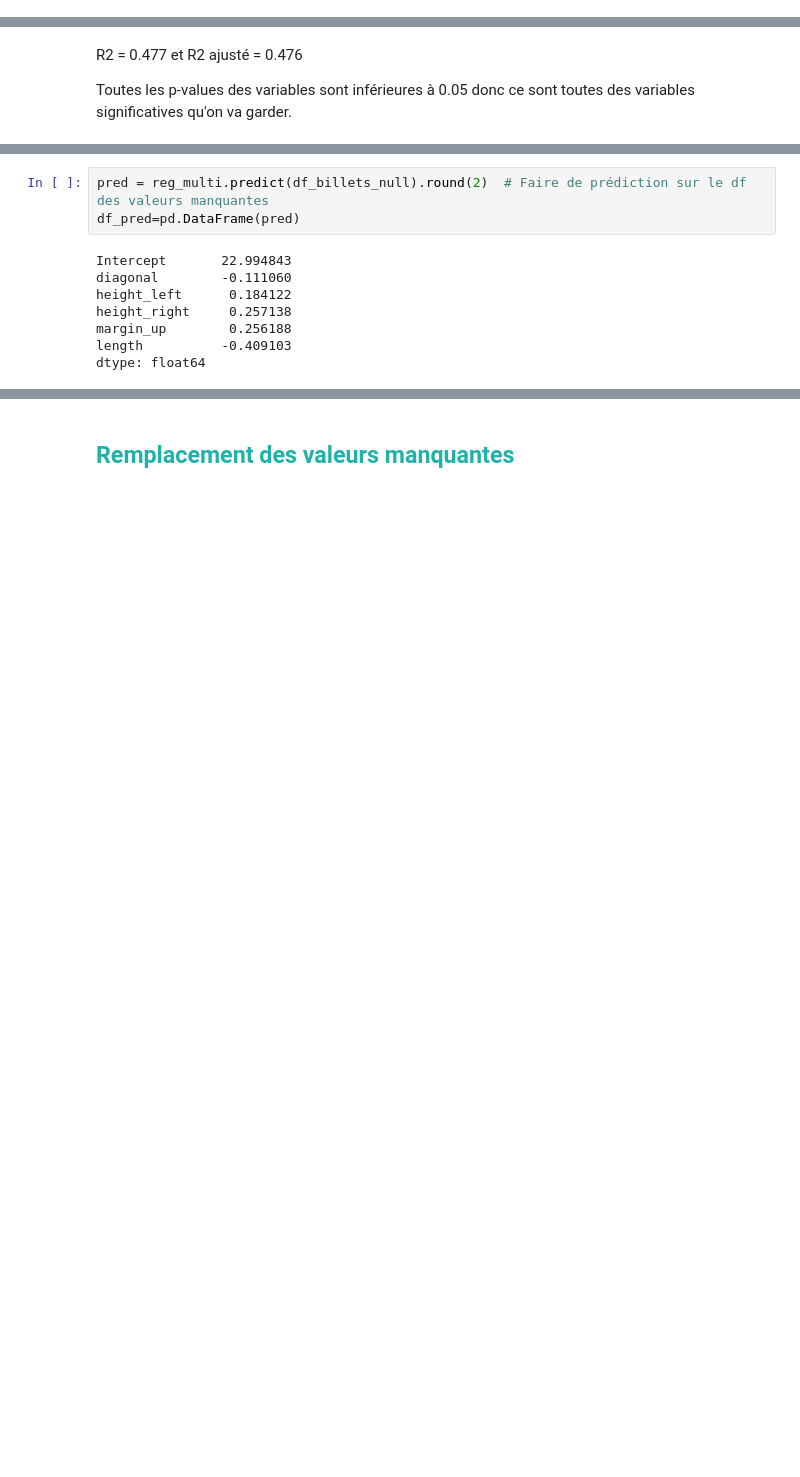
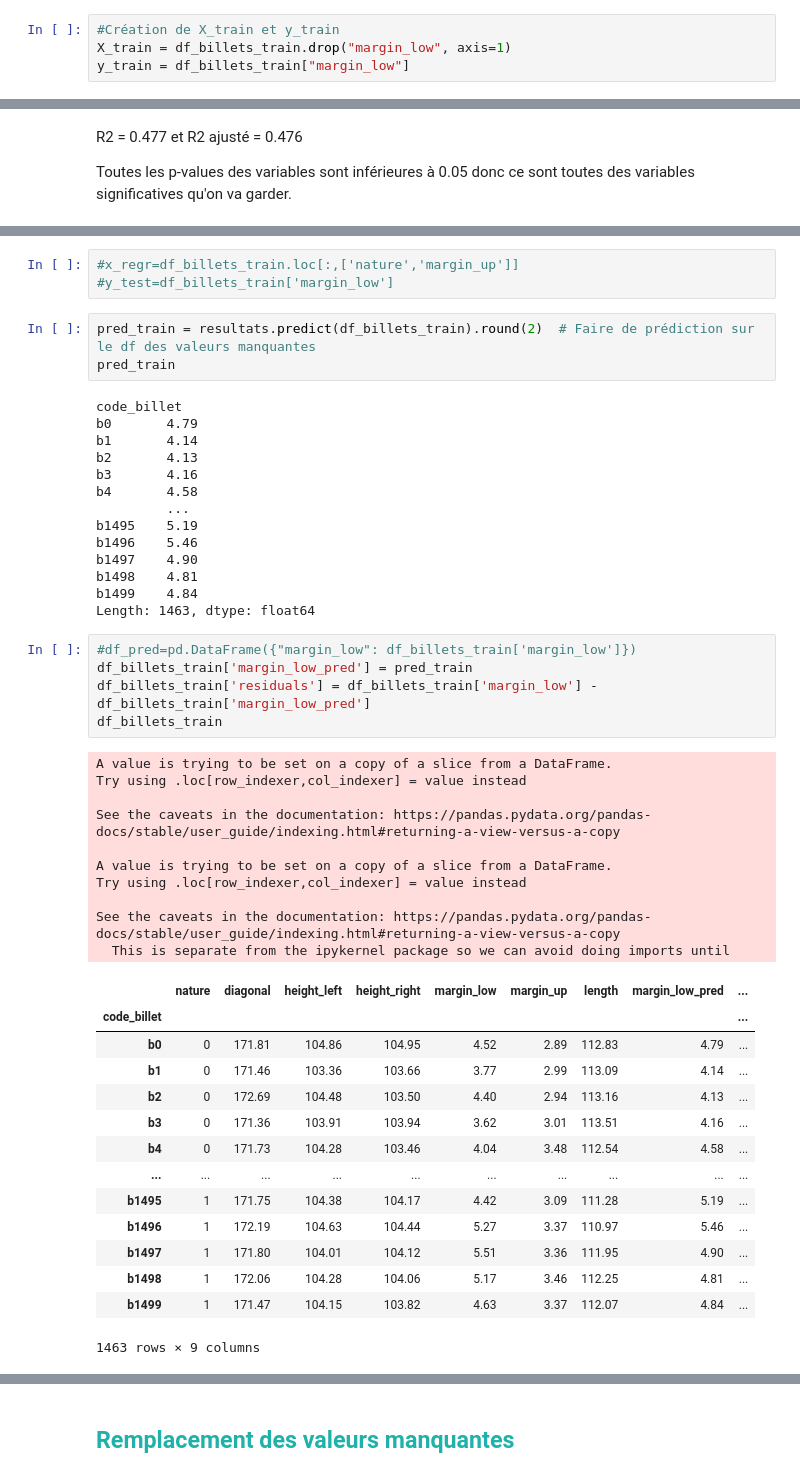
Before and after one commit to Randasabag/Detectez-des-faux-billets-avec-R-ou-Python, a Jupyter notebook: P10.ipynb, the cells around one changed output, grey strips where cells are left out. Drawn from its saved outputs; the diff is of its cells as text; blank space fills up the shorter version.

```diff
--- a/P10.ipynb
+++ b/P10.ipynb
@@ -255,2 +272,6 @@ df_billets_null=df_billets[df_billets['margin_low'].isnull()==True]
+# %%
+#Création de X_train et y_train
+X_train = df_billets_train.drop("margin_low", axis=1)
+y_train = df_billets_train["margin_low"]
 # %% [markdown]
 ## <a name="C23"><font color='LightSeaGreen'>Régression Linéaire Multiple</font></a>
@@ -283,11 +361,50 @@ Toutes les p-values des variables sont inférieures à 0.05 donc ce sont toutes
+# %%
+#x_regr=df_billets_train.loc[:,['nature','margin_up']]
+#y_test=df_billets_train['margin_low']
 # %%
-pred = reg_multi.predict(df_billets_null).round(2)  # Faire de prédiction sur le df des valeurs manquantes
-df_pred=pd.DataFrame(pred)
+pred_train = resultats.predict(df_billets_train).round(2)  # Faire de prédiction sur le df des valeurs manquantes
+pred_train
 # %% [output]
-Intercept       22.994843
-diagonal        -0.111060
-height_left      0.184122
-height_right     0.257138
-margin_up        0.256188
-length          -0.409103
-dtype: float64
+code_billet
+b0       4.79
+b1       4.14
+b2       4.13
+b3       4.16
+b4       4.58
+         ...
+b1495    5.19
+b1496    5.46
+b1497    4.90
+b1498    4.81
+b1499    4.84
+Length: 1463, dtype: float64
+# %%
+#df_pred=pd.DataFrame({"margin_low": df_billets_train['margin_low']})
+df_billets_train['margin_low_pred'] = pred_train
+df_billets_train['residuals'] = df_billets_train['margin_low'] - df_billets_train['margin_low_pred']
+df_billets_train
+# %% [output]
+A value is trying to be set on a copy of a slice from a DataFrame.
+Try using .loc[row_indexer,col_indexer] = value instead
+
+See the caveats in the documentation: https://pandas.pydata.org/pandas-docs/stable/user_guide/indexing.html#returning-a-view-versus-a-copy
+
+A value is trying to be set on a copy of a slice from a DataFrame.
+Try using .loc[row_indexer,col_indexer] = value instead
+
+See the caveats in the documentation: https://pandas.pydata.org/pandas-docs/stable/user_guide/indexing.html#returning-a-view-versus-a-copy
+  This is separate from the ipykernel package so we can avoid doing imports until
+|  | nature | diagonal | height_left | height_right | margin_low | margin_up | length | margin_low_pred | ... |
+| code_billet |  |  |  |  |  |  |  |  | ... |
+| b0 | 0 | 171.81 | 104.86 | 104.95 | 4.52 | 2.89 | 112.83 | 4.79 | ... |
+| b1 | 0 | 171.46 | 103.36 | 103.66 | 3.77 | 2.99 | 113.09 | 4.14 | ... |
+| b2 | 0 | 172.69 | 104.48 | 103.50 | 4.40 | 2.94 | 113.16 | 4.13 | ... |
+| b3 | 0 | 171.36 | 103.91 | 103.94 | 3.62 | 3.01 | 113.51 | 4.16 | ... |
+| b4 | 0 | 171.73 | 104.28 | 103.46 | 4.04 | 3.48 | 112.54 | 4.58 | ... |
+| ... | ... | ... | ... | ... | ... | ... | ... | ... | ... |
+| b1495 | 1 | 171.75 | 104.38 | 104.17 | 4.42 | 3.09 | 111.28 | 5.19 | ... |
+| b1496 | 1 | 172.19 | 104.63 | 104.44 | 5.27 | 3.37 | 110.97 | 5.46 | ... |
+| b1497 | 1 | 171.80 | 104.01 | 104.12 | 5.51 | 3.36 | 111.95 | 4.90 | ... |
+| b1498 | 1 | 172.06 | 104.28 | 104.06 | 5.17 | 3.46 | 112.25 | 4.81 | ... |
+| b1499 | 1 | 171.47 | 104.15 | 103.82 | 4.63 | 3.37 | 112.07 | 4.84 | ... |
+1463 rows × 9 columns
```
Also changed, not shown: parts of 89 cells of this notebook.
